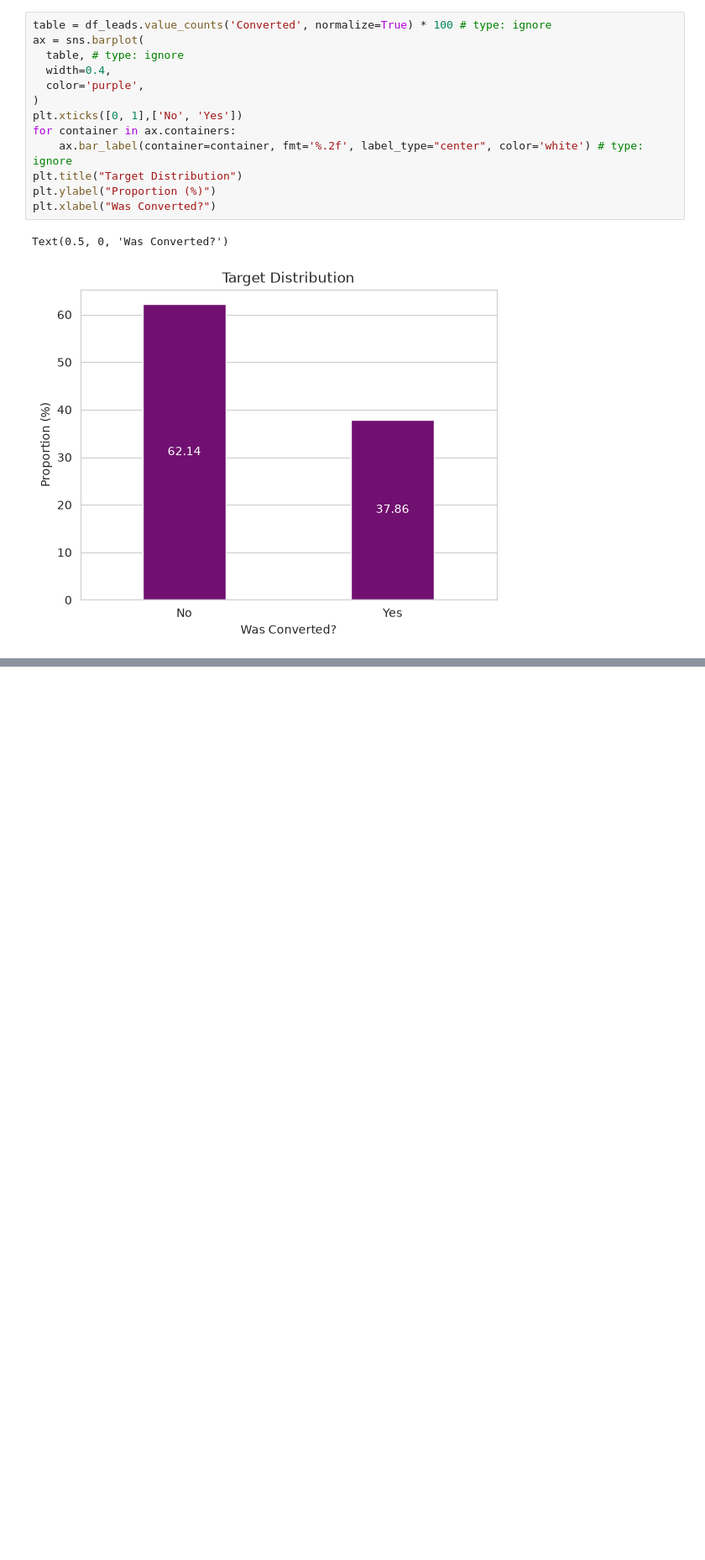
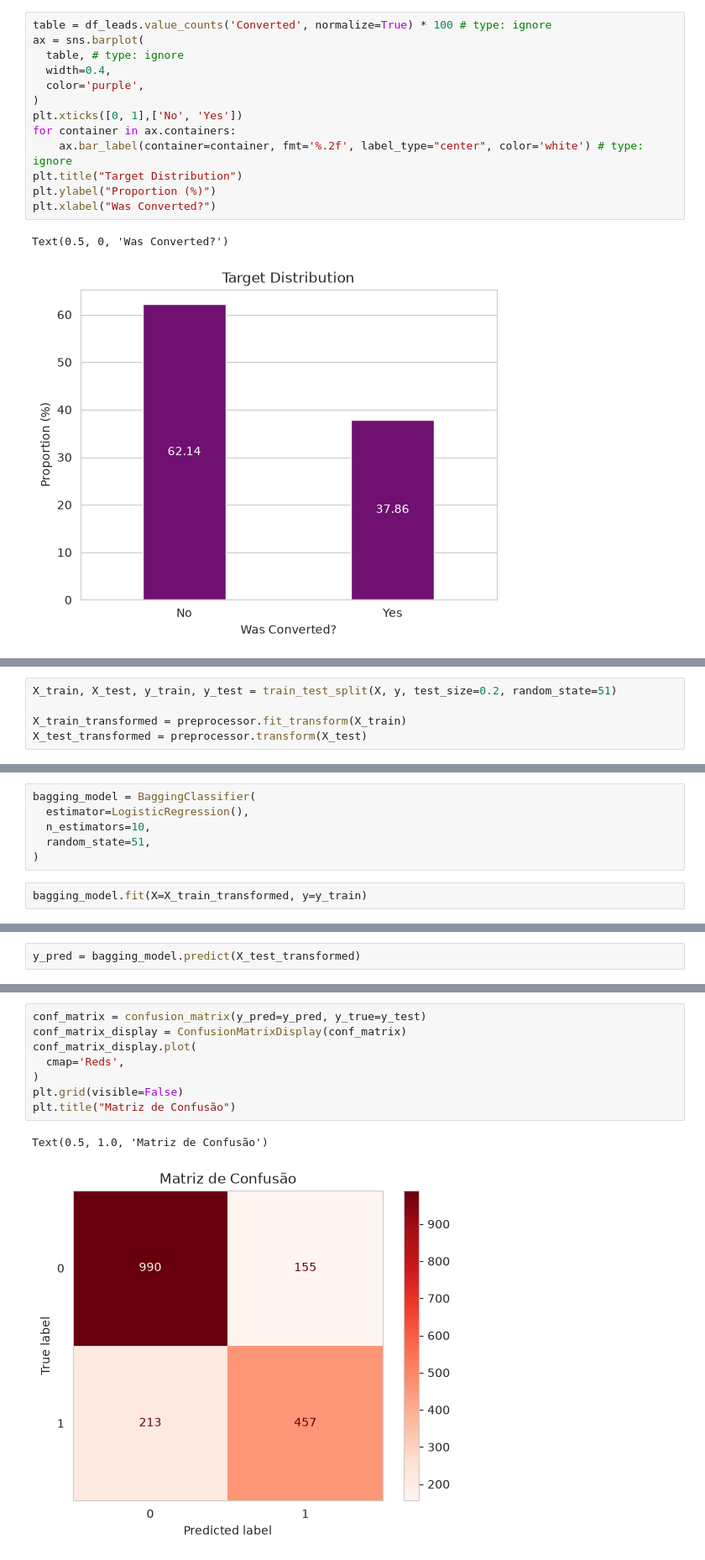
Before and after one commit to PedroSodreMalini/meus-projetos-machine-learning, a Jupyter notebook: 07-ensemble-de-modelos/1-bagging-classificacao/bagging.ipynb, the cells around one changed output, grey strips where cells are left out. Shown at 84% size. Saved outputs shown, nothing was run; the diff lists cells and outputs as text; blank space fills up the shorter version.

Commit message:
feat: eda + treinamento do modelo + analise de metricas com matriz de confusão

```diff
--- a/07-ensemble-de-modelos/1-bagging-classificacao/bagging.ipynb
+++ b/07-ensemble-de-modelos/1-bagging-classificacao/bagging.ipynb
@@ -317,0 +441,5 @@ Text(0.5, 0, 'Was Converted?')
+# %%
+X_train, X_test, y_train, y_test = train_test_split(X, y, test_size=0.2, random_state=51)
+
+X_train_transformed = preprocessor.fit_transform(X_train)
+X_test_transformed = preprocessor.transform(X_test)
@@ -317,0 +457,8 @@ Text(0.5, 0, 'Was Converted?')
+# %%
+bagging_model = BaggingClassifier(
+  estimator=LogisticRegression(),
+  n_estimators=10,
+  random_state=51,
+)
+# %%
+bagging_model.fit(X=X_train_transformed, y=y_train)
@@ -317,0 +469,2 @@ Text(0.5, 0, 'Was Converted?')
+# %%
+y_pred = bagging_model.predict(X_test_transformed)
@@ -317,0 +486,11 @@ Text(0.5, 0, 'Was Converted?')
+# %%
+conf_matrix = confusion_matrix(y_pred=y_pred, y_true=y_test)
+conf_matrix_display = ConfusionMatrixDisplay(conf_matrix)
+conf_matrix_display.plot(
+  cmap='Reds',
+)
+plt.grid(visible=False)
+plt.title("Matriz de Confusão")
+# %% [output]
+Text(0.5, 1.0, 'Matriz de Confusão')
+[figure, added]
```
Also changed, not shown: parts of 34 cells of this notebook.
